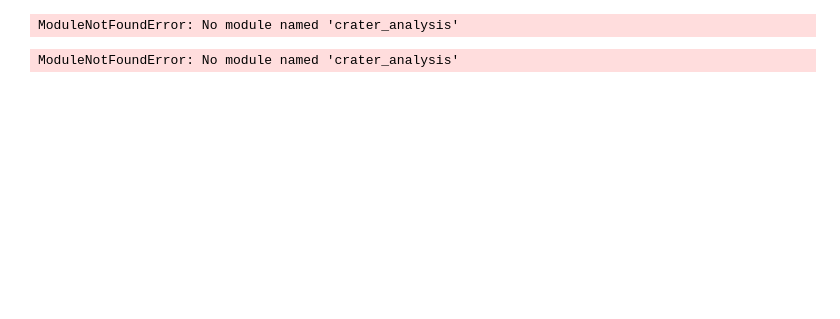
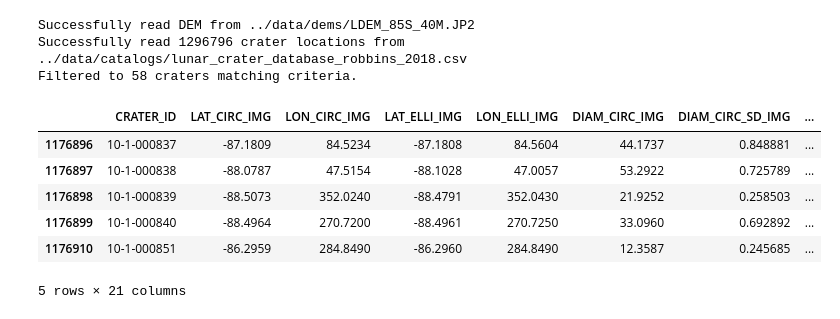
Before and after one commit to Andrew-Pick/lunar_dem_analysis, a Jupyter notebook: notebooks/exploratory_analysis.ipynb, the cells around one changed output. Saved outputs shown, nothing was run; the diff lists cells and outputs as text; code cells hidden in the pictures; blank space fills up the shorter version.

Commit message:
Loads dem and craters then plots snippet

```diff
--- a/notebooks/exploratory_analysis.ipynb
+++ b/notebooks/exploratory_analysis.ipynb
@@ -1,23 +1,28 @@
 # %%
 import sys
-sys.path.append('/lunar_dem_analysis')
-from crater_analysis.plotting import plot_dem
-from crater_analysis.io import read_dem, read_crater_locations
+import os
+import matplotlib.pyplot as plt
+# Add the project root to the Python path
+sys.path.insert(0, os.path.abspath(os.path.join(os.getcwd(), '..')))
 
-dem_data, metadata = read_dem('/home/andrew/lunar_dem_analysis/data/dems/LDEM_85S_40M.JP2')
-plot_dem(dem_data, metadata)
-crater_data = read_crater_locations('/home/andrew/lunar_dem_analysis/data/catalogs/lunar_crater_database_robbins_2018.csv')
+from crater_analysis.io import read_crater_locations, read_dem
+from crater_analysis.analysis import filter_craters, get_crater_profile, get_dem_snippet
+from crater_analysis.plotting import plot_dem, plot_crater_locations
+from crater_analysis.core import Crater
+
+
+dem, metadata = read_dem('../data/dems/LDEM_85S_40M.JP2')
+craters = read_crater_locations('../data/catalogs/lunar_crater_database_robbins_2018.csv')
+craters = filter_craters(craters, pole='south', lat_threshold=86, circ_threshold=None, diam_min=8, diam_max=None, lat_col='LAT_CIRC_IMG', diam_col='DIAM_CIRC_IMG')
+craters.head()
 # %% [output]
-ModuleNotFoundError: No module named 'crater_analysis'
+Successfully read DEM from ../data/dems/LDEM_85S_40M.JP2
+Successfully read 1296796 crater locations from ../data/catalogs/lunar_crater_database_robbins_2018.csv
+Filtered to 58 craters matching criteria.
+|  | CRATER_ID | LAT_CIRC_IMG | LON_CIRC_IMG | LAT_ELLI_IMG | LON_ELLI_IMG | DIAM_CIRC_IMG | DIAM_CIRC_SD_IMG | ... |
+| 1176896 | 10-1-000837 | -87.1809 | 84.5234 | -87.1808 | 84.5604 | 44.1737 | 0.848881 | ... |
+| 1176897 | 10-1-000838 | -88.0787 | 47.5154 | -88.1028 | 47.0057 | 53.2922 | 0.725789 | ... |
+| 1176898 | 10-1-000839 | -88.5073 | 352.0240 | -88.4791 | 352.0430 | 21.9252 | 0.258503 | ... |
+| 1176899 | 10-1-000840 | -88.4964 | 270.7200 | -88.4961 | 270.7250 | 33.0960 | 0.692892 | ... |
+| 1176910 | 10-1-000851 | -86.2959 | 284.8490 | -86.2960 | 284.8490 | 12.3587 | 0.245685 | ... |
+5 rows × 21 columns
-# %%
-# Plot depth/diameter vs latitude
-from crater_analysis.plotting import plot_depth_diameter_vs_latitude
-from crater_analysis.io import read_crater_locations
-
-# Load crater data
-crater_data = read_crater_locations('/home/andrew/lunar_dem_analysis/data/catalogs/moon_data.csv')
-
-# Plot with both scatter and binned averages
-fig, ax = plot_depth_diameter_vs_latitude(crater_data, bins=30, show_scatter=True, show_binned=True)
-# %% [output]
-ModuleNotFoundError: No module named 'crater_analysis'
```
Also changed, not shown: parts of 2 cells of this notebook.
